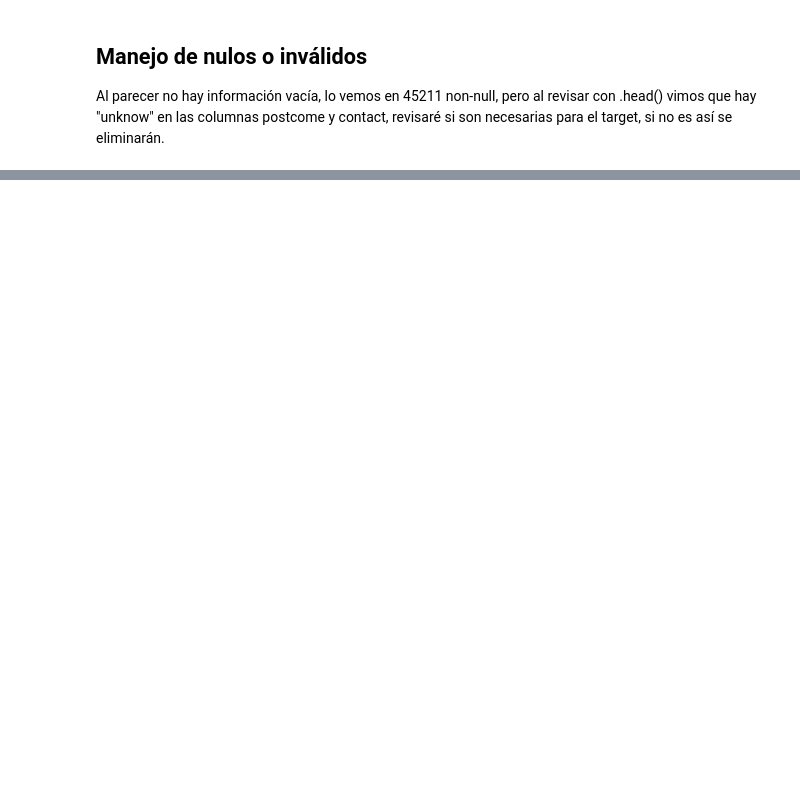
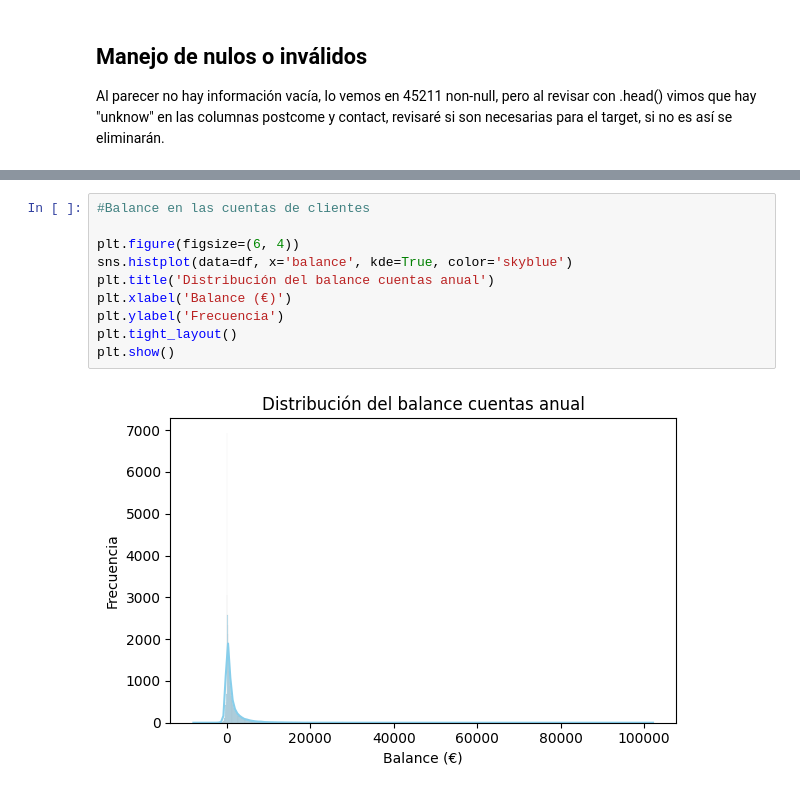
Before and after one commit to cristiangodoyangel/Cristian_Godoy_Examen_2_intento_2, a Jupyter notebook: Cristian_Godoy_Examen_2_intento_2.ipynb, the cells around one changed output, grey strips where cells are left out. Drawn from its saved outputs; the diff is of its cells as text; blank space fills up the shorter version.

```diff
--- a/Cristian_Godoy_Examen_2_intento_2.ipynb
+++ b/Cristian_Godoy_Examen_2_intento_2.ipynb
@@ -87,0 +280,12 @@ Al parecer no hay información vacía, lo vemos en 45211 non-null, pero al revis
+# %%
+#Balance en las cuentas de clientes
+
+plt.figure(figsize=(6, 4))
+sns.histplot(data=df, x='balance', kde=True, color='skyblue')
+plt.title('Distribución del balance cuentas anual')
+plt.xlabel('Balance (€)')
+plt.ylabel('Frecuencia')
+plt.tight_layout()
+plt.show()
+# %% [output]
+[figure, added]
```
Also changed, not shown: parts of 49 cells of this notebook.
